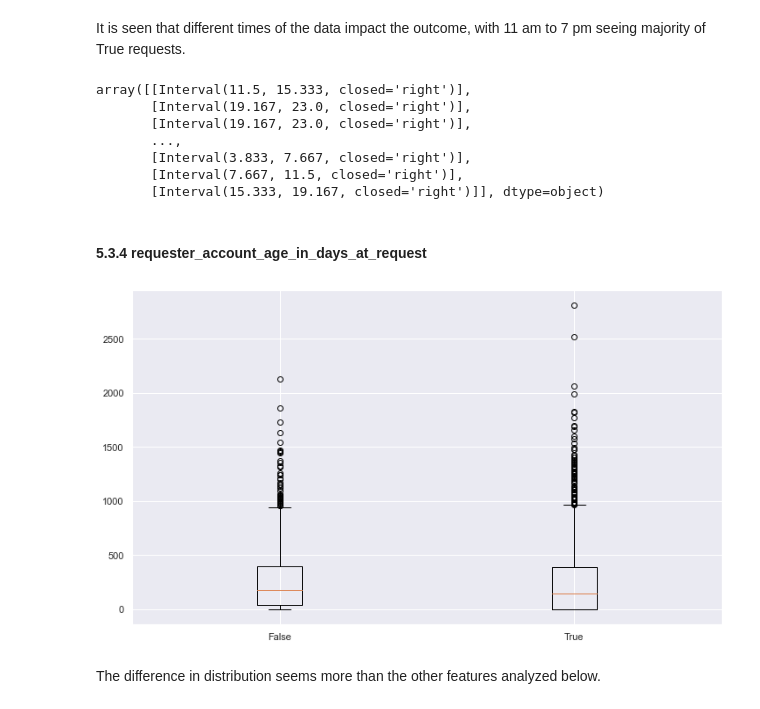
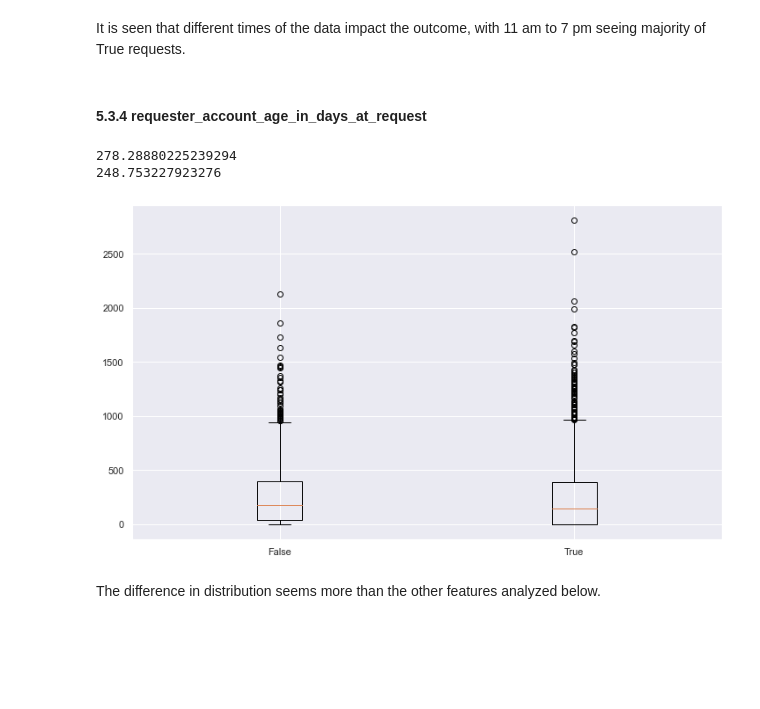
Before and after one commit to prakharm1/w207_project4, a Jupyter notebook: Baseline_Presentation.ipynb, the cells around one changed output. Cells and saved outputs as stored; diff of their text form; code cells hidden in the pictures; blank space fills up the shorter version.

```diff
--- a/Baseline_Presentation.ipynb
+++ b/Baseline_Presentation.ipynb
@@ -256,28 +246,23 @@ def add_request_hour_feature(data):
-# %%
-add_request_hour_feature(train)
-# %% [output]
-array([[Interval(11.5, 15.333, closed='right')],
-       [Interval(19.167, 23.0, closed='right')],
-       [Interval(19.167, 23.0, closed='right')],
-       ...,
-       [Interval(3.833, 7.667, closed='right')],
-       [Interval(7.667, 11.5, closed='right')],
-       [Interval(15.333, 19.167, closed='right')]], dtype=object)
+# %%
+def boxplot_df(data, x_col, y):
+    df_1 = data[data[y] == True][x_col]
+    df_0 = data[data[y] == False][x_col]
+    set_to_plot = [df_1, df_0]
+    y_lab = data[y].unique()
+    fig, ax = plt.subplots(figsize=(12,7))
+    ax.boxplot(set_to_plot, labels=y_lab)
+    print(np.mean(df_1))
+    print(np.mean(df_0))
 # %% [markdown]
 #### 5.3.4 requester_account_age_in_days_at_request
-# %%
-requester_account_age_in_days_at_request_1 = train[train['requester_received_pizza'] == True]['requester_account_age_in_days_at_request']
-requester_account_age_in_days_at_request_0 = train[train['requester_received_pizza'] == False]['requester_account_age_in_days_at_request']
-
-set_to_plot = [requester_account_age_in_days_at_request_1, requester_account_age_in_days_at_request_0]
-
-labels = train['requester_received_pizza'].unique()
-
-fig, ax = plt.subplots(figsize=(12, 7))
-ax.boxplot(set_to_plot, labels=labels)
-pass
-# %% [output]
-[figure, removed]
+# %%
+boxplot_df(train, 'requester_account_age_in_days_at_request','requester_received_pizza')
+
+pass
+# %% [output]
+278.28880225239294
+248.753227923276
+[figure, added]
 # %% [markdown]
 The difference in distribution seems more than the other features analyzed below.
 # %% [markdown]
```
Also changed, not shown: parts of 46 cells of this notebook.
